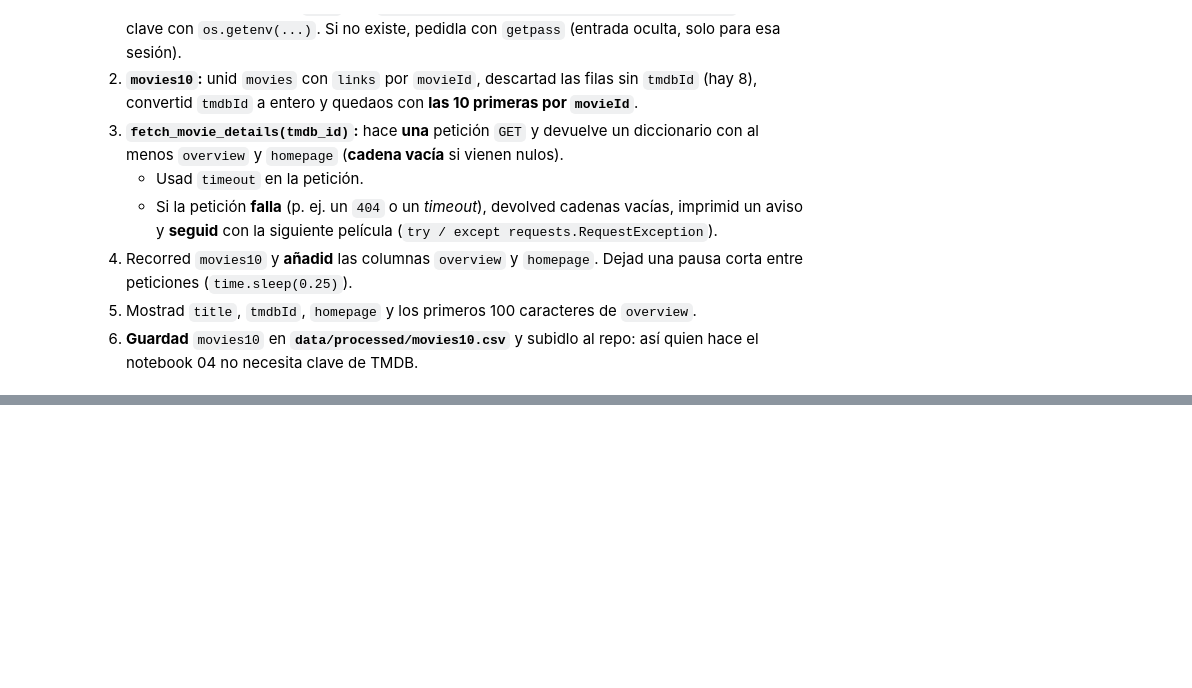
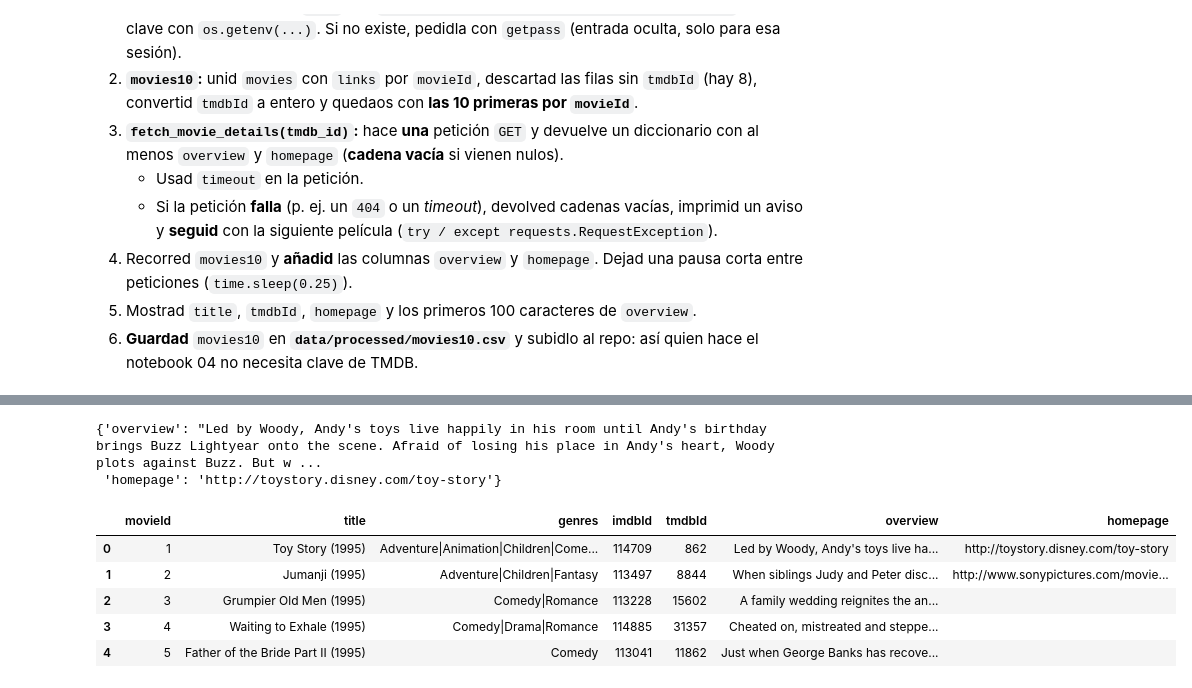
Before and after one commit to Jurovlo/tc-catalogo-peliculas, a Jupyter notebook: 03_tmdb.ipynb, the cells around one changed output, grey strips where cells are left out. Cells and saved outputs as stored; diff of their text form; code cells hidden in the pictures; blank space fills up the shorter version.

```diff
--- a/03_tmdb.ipynb
+++ b/03_tmdb.ipynb
@@ -67,0 +168,5 @@ print(movies.shape, links.shape)
+# %%
+fetch_movie_details(862)
+# %% [output]
+{'overview': "Led by Woody, Andy's toys live happily in his room until Andy's birthday brings Buzz Lightyear onto the scene. Afraid of losing his place in Andy's heart, Woody plots against Buzz. But w ...
+ 'homepage': 'http://toystory.disney.com/toy-story'}
@@ -67,0 +197,9 @@ print(movies.shape, links.shape)
+# %%
+movies10.head()
+# %% [output]
+|  | movieId | title | genres | imdbId | tmdbId | overview | homepage |
+| 0 | 1 | Toy Story (1995) | Adventure|Animation|Children|Come... | 114709 | 862 | Led by Woody, Andy's toys live ha... | http://toystory.disney.com/toy-story |
+| 1 | 2 | Jumanji (1995) | Adventure|Children|Fantasy | 113497 | 8844 | When siblings Judy and Peter disc... | http://www.sonypictures.com/movie... |
+| 2 | 3 | Grumpier Old Men (1995) | Comedy|Romance | 113228 | 15602 | A family wedding reignites the an... |  |
+| 3 | 4 | Waiting to Exhale (1995) | Comedy|Drama|Romance | 114885 | 31357 | Cheated on, mistreated and steppe... |  |
+| 4 | 5 | Father of the Bride Part II (1995) | Comedy | 113041 | 11862 | Just when George Banks has recove... |  |
```
Also changed, not shown: parts of 11 cells of this notebook, 1 other file.
